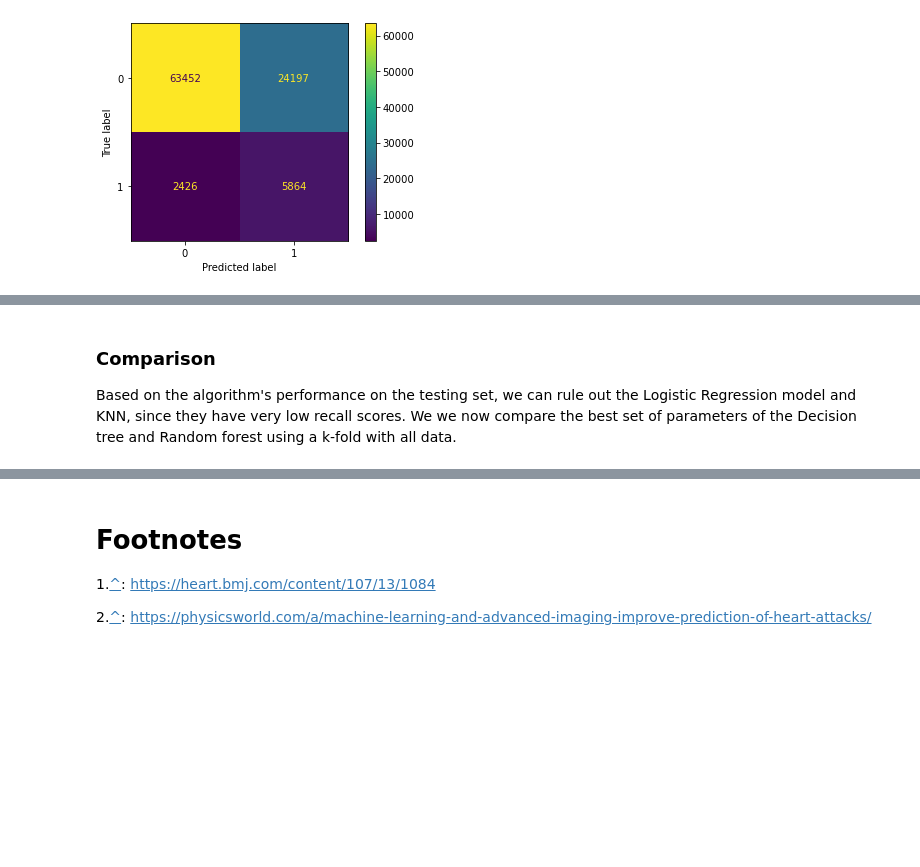
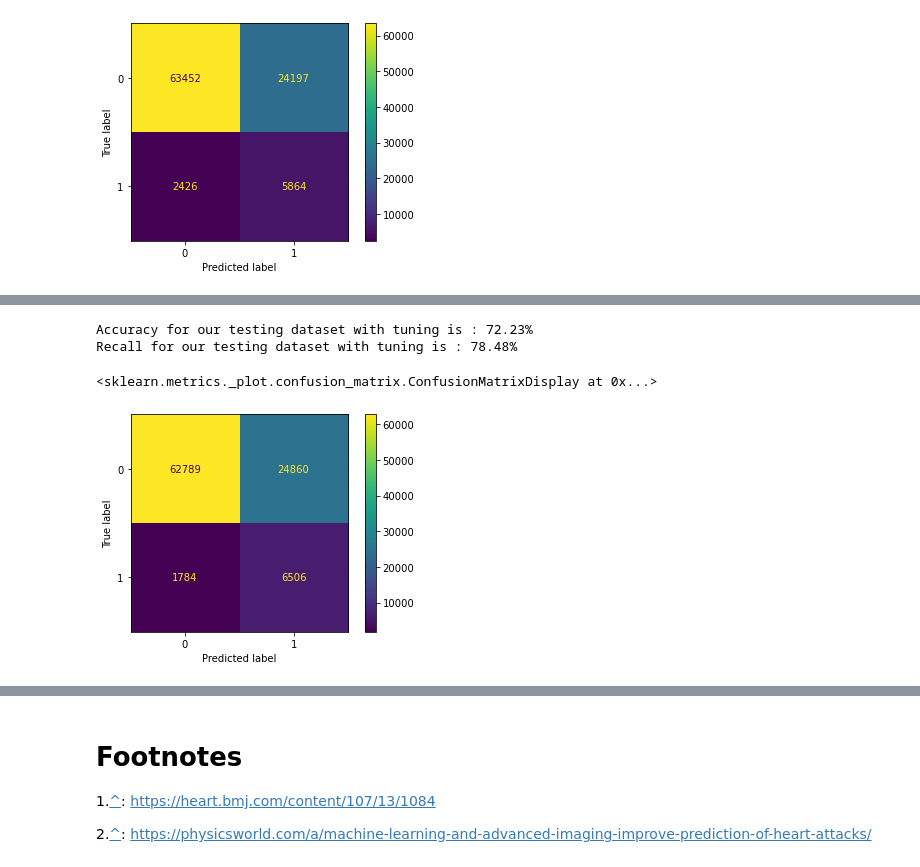
Before and after one commit to COGS118A/Group045-Sp22, a Jupyter notebook: FinalProject_group045_unfinished.ipynb, the cells around one changed output, grey strips where cells are left out. Saved outputs shown, nothing was run; the diff lists cells and outputs as text; code cells hidden in the pictures; blank space fills up the shorter version.

```diff
--- a/FinalProject_group045_unfinished.ipynb
+++ b/FinalProject_group045_unfinished.ipynb
@@ -229,12 +236,14 @@ Our best model is XX
 # %%
-# See the model's performance on testing set
-forest_model = .fit(X_train, y_train)
+# See the Balanced model's performance on testing set
+forest_model = RandomForestClassifier(class_weight='balanced', max_depth=12, min_samples_leaf=15, n_estimators=200, random_state=0).fit(X_train, y_train)
 y_pred = forest_model.predict(X_test)
 test_accuracy = accuracy_score(y_test,y_pred)
 test_recall = recall_score(y_test, y_pred)
 print("Accuracy for our testing dataset with tuning is : {:.2f}%".format(test_accuracy*100) )
 print("Recall for our testing dataset with tuning is : {:.2f}%".format(test_recall*100) )
 plot_confusion_matrix(forest_model, X_test, y_test)
+# %% [output]
+Accuracy for our testing dataset with tuning is : 72.23%
+Recall for our testing dataset with tuning is : 78.48%
+<sklearn.metrics._plot.confusion_matrix.ConfusionMatrixDisplay at 0x...>
+[figure, added]
-# %% [markdown]
-### Comparison
-Based on the algorithm's performance on the testing set, we can rule out the Logistic Regression model and KNN, since they have very low recall scores. We we now compare the best set of parameters of the Decision tree and Random forest using a k-fold with all data.
```
Also changed, not shown: parts of 13 cells of this notebook.
